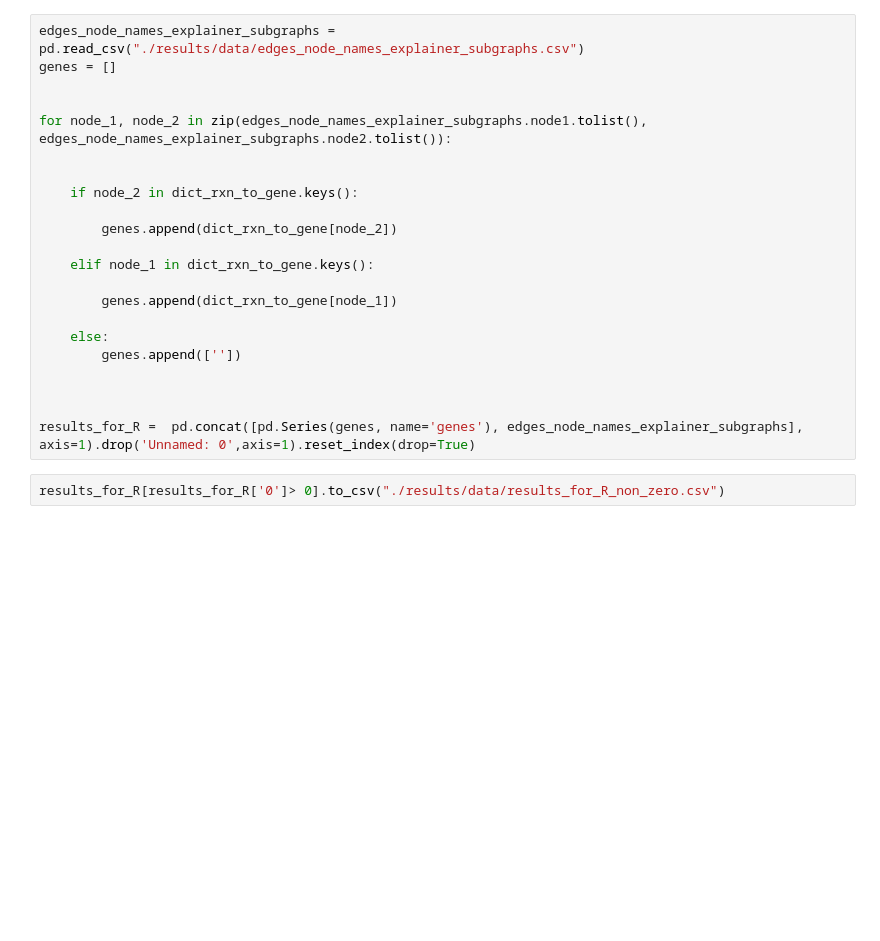
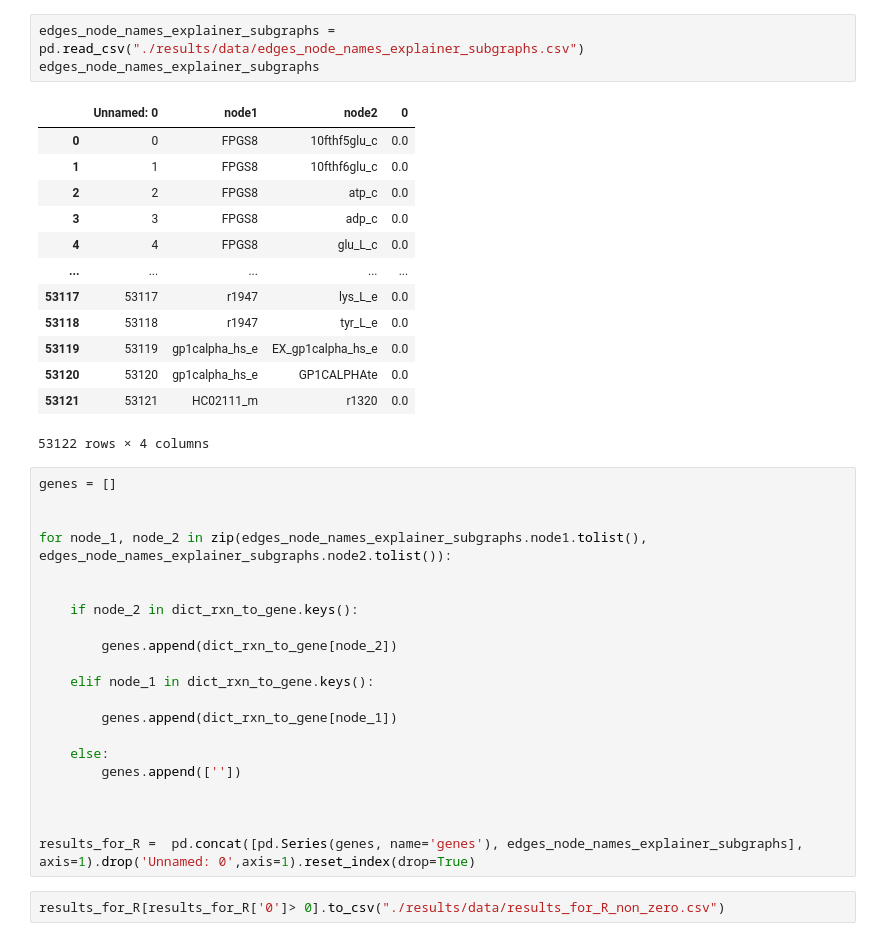
Before and after one commit to DeepenData/Graph_Neural_Networks_and_Phenylketonuria, a Jupyter notebook: src/step05_struct_results_for_R.ipynb, the cells around one changed output. Drawn from its saved outputs; the diff is of its cells as text; blank space fills up the shorter version.

```diff
--- a/src/step05_struct_results_for_R.ipynb
+++ b/src/step05_struct_results_for_R.ipynb
@@ -31,5 +35,21 @@ for id in genes:
+# %%
+edges_node_names_explainer_subgraphs = pd.read_csv("./results/data/edges_node_names_explainer_subgraphs.csv")
+edges_node_names_explainer_subgraphs
+# %% [output]
+|  | Unnamed: 0 | node1 | node2 | 0 |
+| 0 | 0 | FPGS8 | 10fthf5glu_c | 0.0 |
+| 1 | 1 | FPGS8 | 10fthf6glu_c | 0.0 |
+| 2 | 2 | FPGS8 | atp_c | 0.0 |
+| 3 | 3 | FPGS8 | adp_c | 0.0 |
+| 4 | 4 | FPGS8 | glu_L_c | 0.0 |
+| ... | ... | ... | ... | ... |
+| 53117 | 53117 | r1947 | lys_L_e | 0.0 |
+| 53118 | 53118 | r1947 | tyr_L_e | 0.0 |
+| 53119 | 53119 | gp1calpha_hs_e | EX_gp1calpha_hs_e | 0.0 |
+| 53120 | 53120 | gp1calpha_hs_e | GP1CALPHAte | 0.0 |
+| 53121 | 53121 | HC02111_m | r1320 | 0.0 |
+53122 rows × 4 columns
 # %%
-edges_node_names_explainer_subgraphs = pd.read_csv("./results/data/edges_node_names_explainer_subgraphs.csv")
 genes = []
 
 
```
Also changed, not shown: parts of 1 cell of this notebook, 7 other files.
